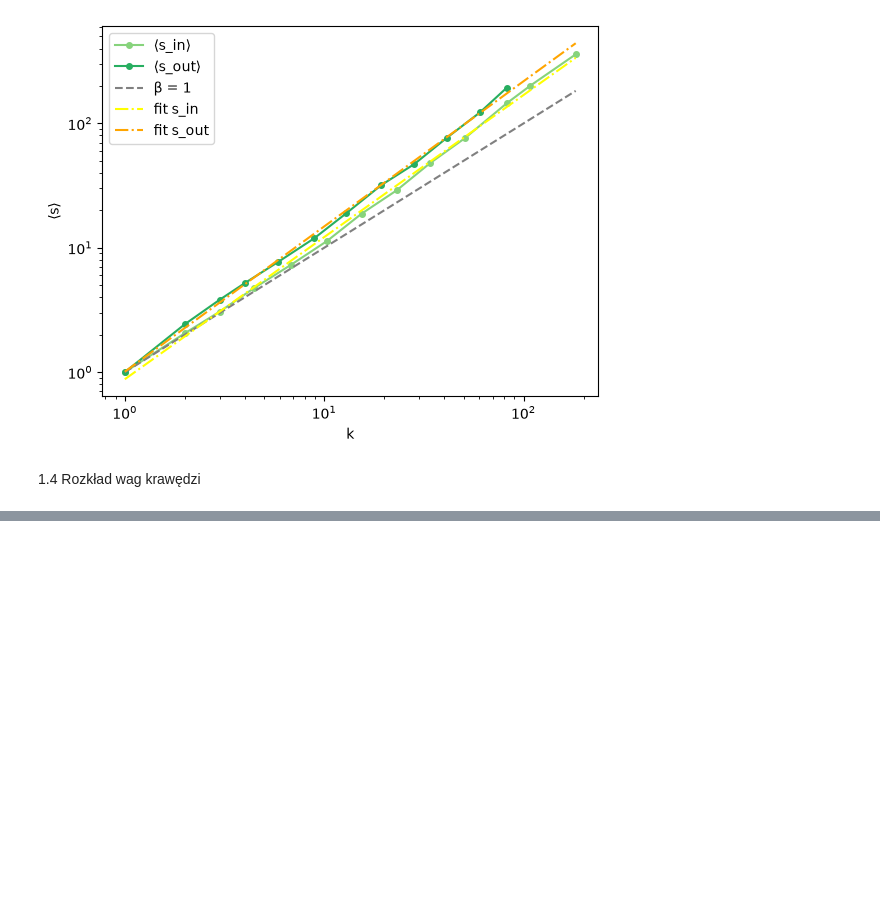
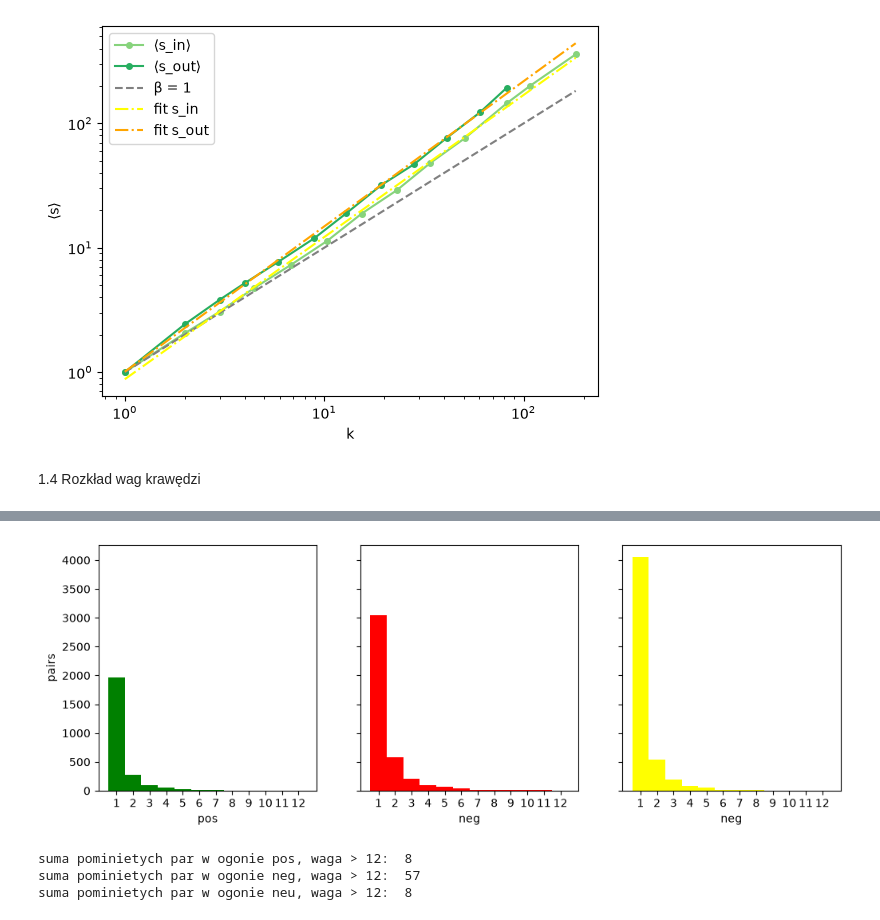
Before and after one commit to mlenart4/inzynierka, a Jupyter notebook: graph_metrics.ipynb, the cells around one changed output, grey strips where cells are left out. Cells and saved outputs as stored; diff of their text form; code cells hidden in the pictures; blank space fills up the shorter version.

```diff
--- a/graph_metrics.ipynb
+++ b/graph_metrics.ipynb
@@ -212,0 +254,26 @@ print(sum( x <= 2 for x in all_w)/len(all_w)) # ulamek krawedzi 1 i 2
+# %%
+fig, ax_weights = plt.subplots(1, 3, sharey = True, figsize=(12,4))
+ax_weights[0].hist(pos_w_filtred, bins=np.arange(0.5, 13.5, 1), color = "green")
+ax_weights[0].set_xlabel("pos")
+ax_weights[0].set_ylabel("pairs")
+ax_weights[0].set_xticks(range(1, 13))
+
+ax_weights[1].hist(neg_w_filtred, bins=np.arange(0.5, 13.5, 1), color = "red")
+ax_weights[1].set_xlabel("neg")
+# ax_weights[1].set_ylabel("pairs")
+ax_weights[1].set_xticks(range(1, 13))
+
+ax_weights[2].hist(neu_w_filtred, bins=np.arange(0.5, 13.5, 1), color = "yellow")
+ax_weights[2].set_xlabel("neg")
+# ax_weights[2].set_ylabel("pairs")
+ax_weights[2].set_xticks(range(1, 13))
+
+plt.show()
+print("suma pominietych par w ogonie pos, waga > 12: ", sum(x > 12 for x in pos_w_filtred))
+print("suma pominietych par w ogonie neg, waga > 12: ", sum(x > 12 for x in neg_w_filtred))
+print("suma pominietych par w ogonie neu, waga > 12: ", sum(x > 12 for x in neu_w_filtred))
+# %% [output]
+[figure, added]
+suma pominietych par w ogonie pos, waga > 12:  8
+suma pominietych par w ogonie neg, waga > 12:  57
+suma pominietych par w ogonie neu, waga > 12:  8
```
Also changed, not shown: parts of 8 cells of this notebook.
